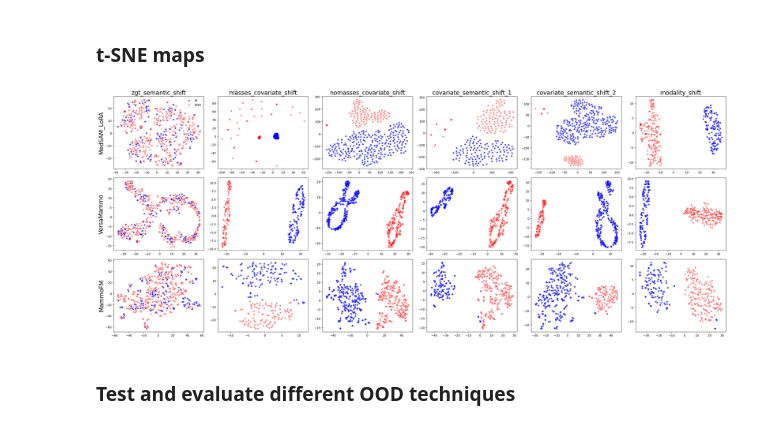
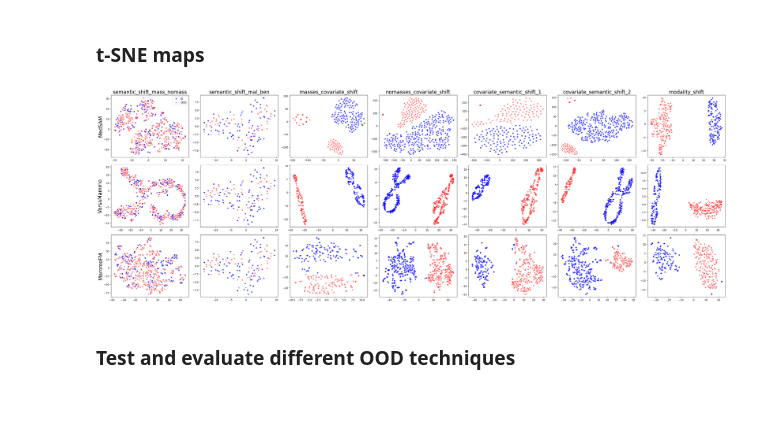
Before and after one commit to wrecka98/FM_thesis, a Jupyter notebook: feature_space_inspection/OOD_detection_pipeline.ipynb, the cells around one changed output. Cells and saved outputs as stored; diff of their text form; code cells hidden in the pictures.

```diff
--- a/feature_space_inspection/OOD_detection_pipeline.ipynb
+++ b/feature_space_inspection/OOD_detection_pipeline.ipynb
@@ -114,17 +141,19 @@ fig, axes = plt.subplots(
 )
 
 for row_idx, model in enumerate(models):
-    zgt_values = ZGT_dict[model]
+    zgt_masses = ZGT_dict[model]["masses"]
+    zgt_mal_ben = ZGT_dict[model]["mal_ben"]
     inbreast_values = INbreast_dict[model]
     mamamia_values = Mama_mia_dict[model]
 
     combinations = {
-        "zgt_semantic_shift": zgt_values,
-        "masses_covariate_shift": [zgt_values[0], inbreast_values[0]],
-        "nomasses_covariate_shift": [zgt_values[1], inbreast_values[1]],
-        "covariate_semantic_shift_1": [zgt_values[0], inbreast_values[1]],
-        "covariate_semantic_shift_2": [zgt_values[1], inbreast_values[0]],
-        "modality_shift": [zgt_values[0], mamamia_values[0]]
+        "semantic_shift_mass_nomass": zgt_masses,
+        "semantic_shift_mal_ben": zgt_mal_ben,
+        "masses_covariate_shift": [zgt_masses[0], inbreast_values[0]],
+        "nomasses_covariate_shift": [zgt_masses[1], inbreast_values[1]],
+        "covariate_semantic_shift_1": [zgt_masses[0], inbreast_values[1]],
+        "covariate_semantic_shift_2": [zgt_masses[1], inbreast_values[0]],
+        "modality_shift": [zgt_masses[0], mamamia_values[0]]
     }
 
     for col_idx, shift_name in enumerate(shift_names):
@@ -155,34 +184,34 @@ for row_idx, model in enumerate(models):
             X_tsne_id[:, 1],
             color="blue",
             alpha=0.7,
             s=18,
             label="ID"
         )
 
         ax.scatter(
             X_tsne_ood[:, 0],
             X_tsne_ood[:, 1],
             color="red",
             alpha=0.7,
             s=18,
             marker="x",
             label="OOD"
         )
 
         if row_idx == 0:
             ax.set_title(shift_name, fontsize=20)
 
         if col_idx == 0:
             ax.set_ylabel(model, fontsize=20)
 
         if row_idx == 0 and col_idx == 0:
             ax.legend()
 
 plt.tight_layout()
 plt.savefig("tsne_grid_models_by_shift.png", dpi=300, bbox_inches="tight")
 plt.show()
 # %% [output]
-[figure, old version]
+[figure, new version]
 # %% [markdown]
 ### Test and evaluate different OOD techniques
 # %%
```
Also changed, not shown: parts of 3 cells of this notebook, 13 other files.
